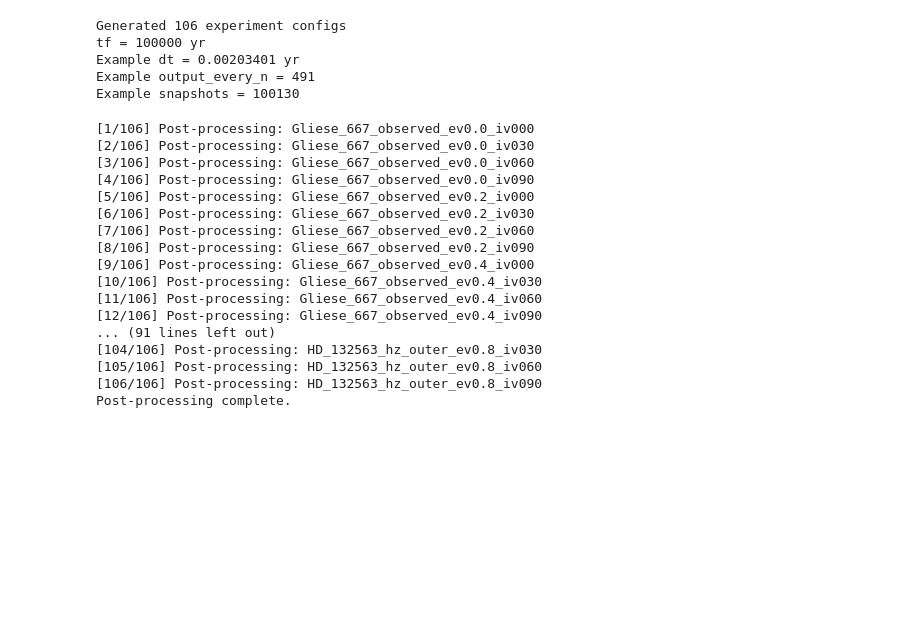
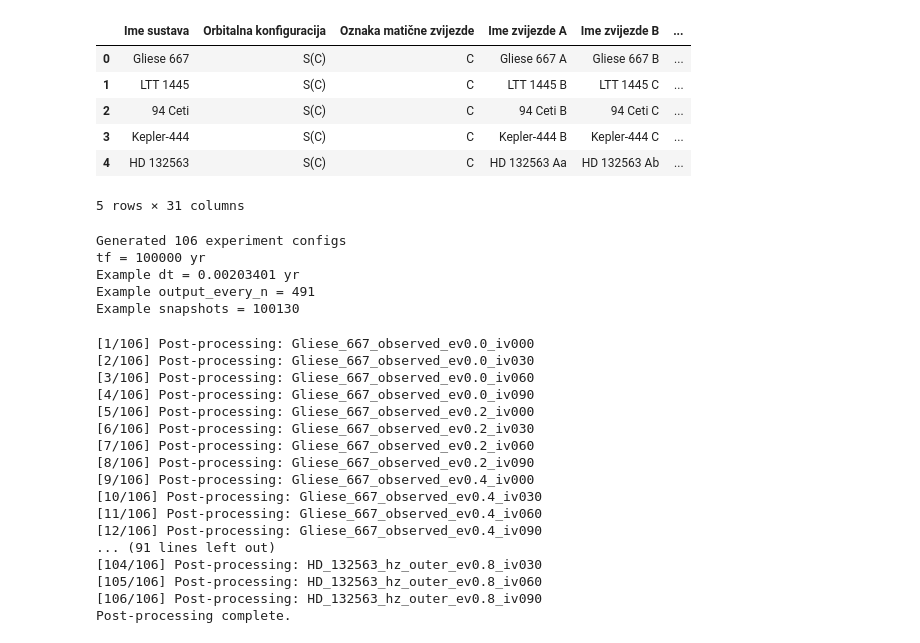
Before and after one commit to emadonev/nbody_exoplanets, a Jupyter notebook: nbs/results.ipynb, the cells around one changed output. Saved outputs shown, nothing was run; the diff lists cells and outputs as text; code cells hidden in the pictures; blank space fills up the shorter version.

```diff
--- a/nbs/results.ipynb
+++ b/nbs/results.ipynb
@@ -14,6 +14,16 @@ import os
 planets = pd.read_csv("../input/planets_triple.csv")
 # %%
 triples = pd.read_csv('../input/final_triple_5.csv')
+# %%
+triples.head()
+# %% [output]
+|  | Ime sustava | Orbitalna konfiguracija | Oznaka matične zvijezde | Ime zvijezde A | Ime zvijezde B | ... |
+| 0 | Gliese 667 | S(C) | C | Gliese 667 A | Gliese 667 B | ... |
+| 1 | LTT 1445 | S(C) | C | LTT 1445 B | LTT 1445 C | ... |
+| 2 | 94 Ceti | S(C) | C | 94 Ceti B | 94 Ceti C | ... |
+| 3 | Kepler-444 | S(C) | C | Kepler-444 B | Kepler-444 C | ... |
+| 4 | HD 132563 | S(C) | C | HD 132563 Aa | HD 132563 Ab | ... |
+5 rows × 31 columns
 # %%
 from integrator import run_system
 from integrator.experiments import generate_habitability_experiments
```
Also changed, not shown: 2 other files.
